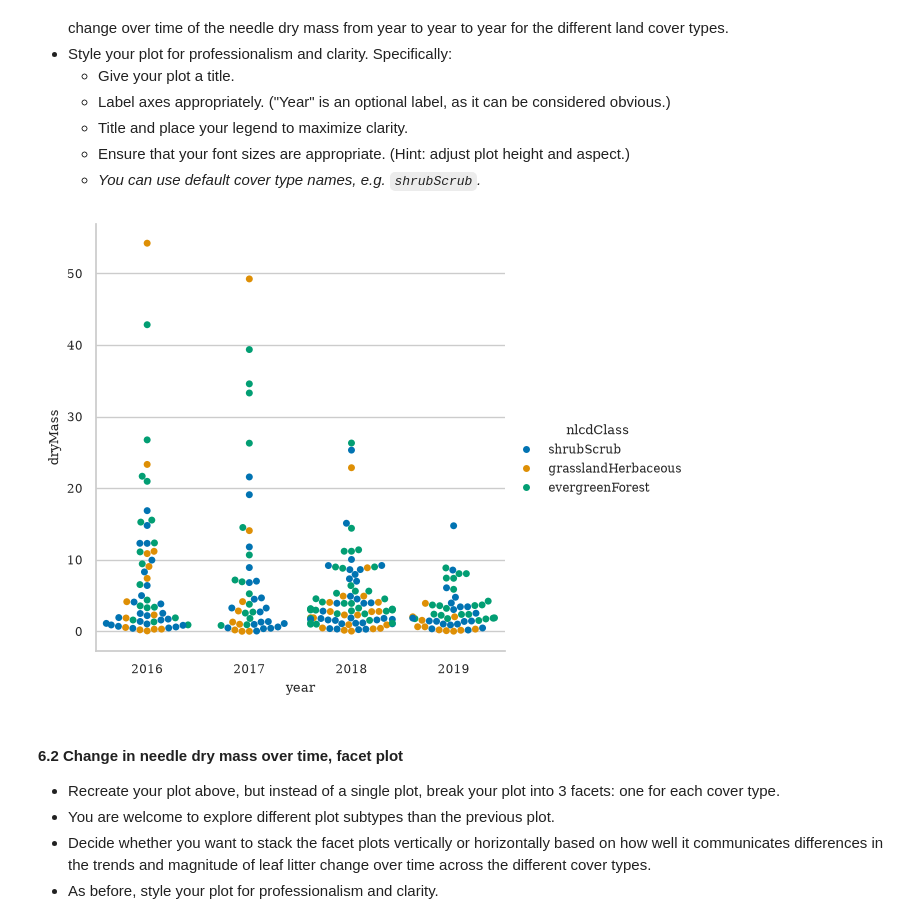
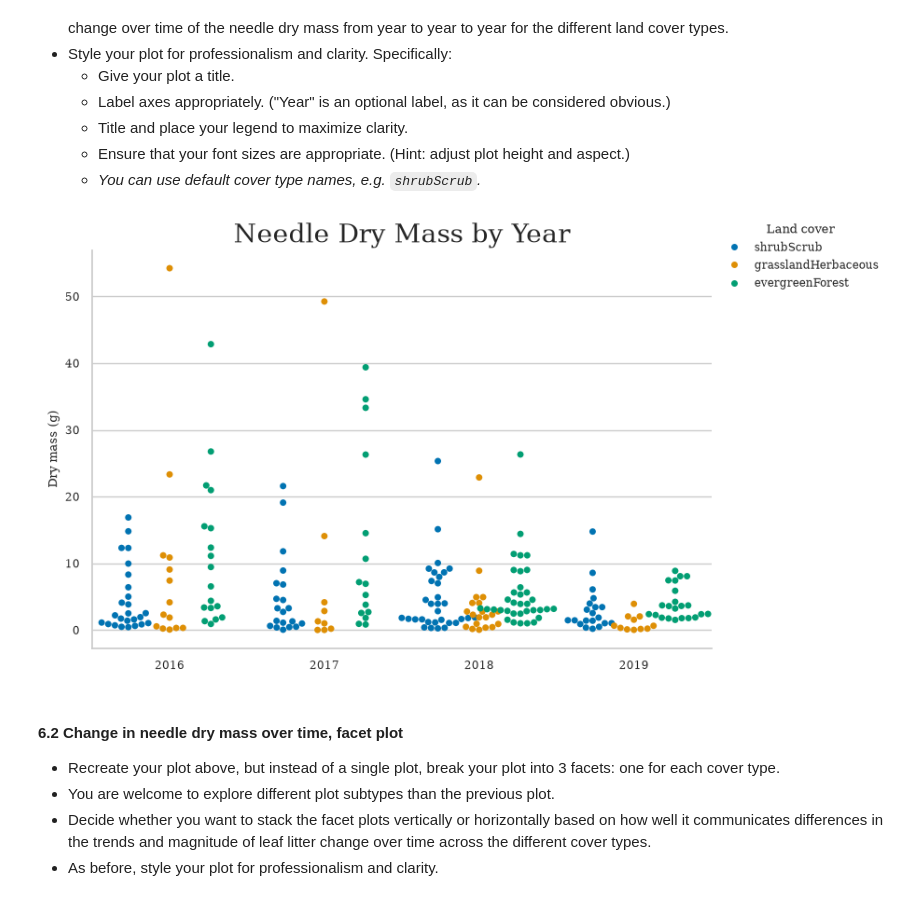
Before and after one commit to lamthieu1101/ENV700, a Jupyter notebook: Assignments/qt29_A5-DataVisualization.ipynb, the cells around one changed output. Drawn from its saved outputs; the diff is of its cells as text; code cells hidden in the pictures.

Commit message:
Second update to A5 Data Visualization

```diff
--- a/Assignments/qt29_A5-DataVisualization.ipynb
+++ b/Assignments/qt29_A5-DataVisualization.ipynb
@@ -254,17 +268,30 @@ We are curious how the amount of needles is changing from year to year, specific
     - *You can use default cover type names, e.g. `shrubScrub`.*
 # %%
 # 6. Plot the dry mass of needles over time, separated by NLCD cover type
-sns.catplot(
+g = sns.catplot(
     data=neon_df.query('functionalGroup == "Needles"'),
     x='year',
     y='dryMass',
     hue='nlcdClass',
     kind='swarm',
-    #native_scale=True,
-    #aspect=3
+    dodge=True,
+    height=5,
+    aspect=1.5,
+).set(
+    title  = 'Needle Dry Mass by Year',
+    xlabel = '',
+    ylabel = 'Dry mass (g)',
 );
+
+
+#Customize the legend
+sns.move_legend(
+    g,
+    loc='upper right',
+    title='Land cover',
+)
 # %% [output]
-[figure, old version]
+[figure, new version]
 # %% [markdown]
 #### 6.2 Change in needle dry mass over time, facet plot
 * Recreate your plot above, but instead of a single plot, break your plot into 3 facets: one for each cover type.
```
Also changed, not shown: parts of 4 cells of this notebook.
